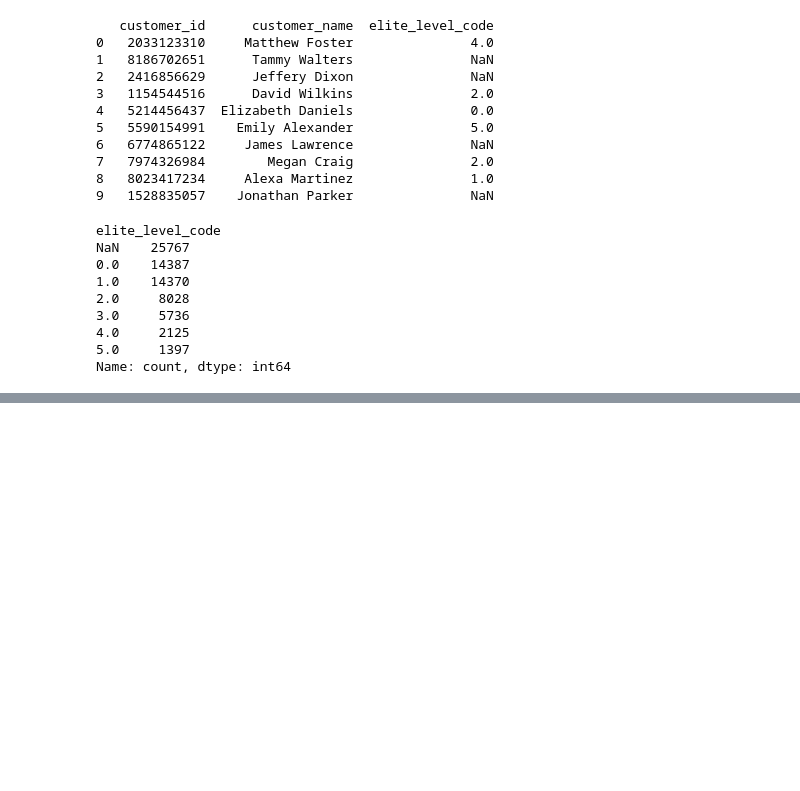
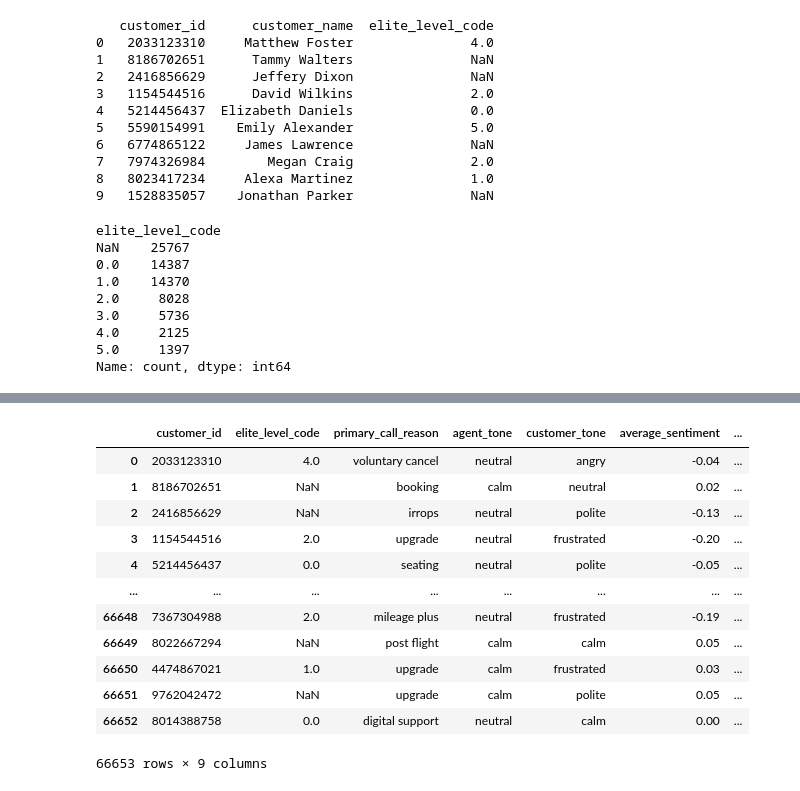
Before and after one commit to techkushagra/skyhackk, a Jupyter notebook: Main.ipynb, the cells around one changed output, grey strips where cells are left out. Drawn from its saved outputs; the diff is of its cells as text; code cells hidden in the pictures; blank space fills up the shorter version.

```diff
--- a/Main.ipynb
+++ b/Main.ipynb
@@ -903,0 +1436,20 @@ Top 9 Dates with the Highest AST (Average Speed to Answer):
+# %%
+import pandas as pd
+
+model = model.drop(["call_start_datetime","customer_name","agent_assigned_datetime","call_end_datetime","call_id", "agent_id_x","call_transcript","agent_id_y","call_time","call_time_only","shift"], axis=1)
+# %%
+model
+# %% [output]
+|  | customer_id | elite_level_code | primary_call_reason | agent_tone | customer_tone | average_sentiment | ... |
+| 0 | 2033123310 | 4.0 | voluntary cancel | neutral | angry | -0.04 | ... |
+| 1 | 8186702651 | NaN | booking | calm | neutral | 0.02 | ... |
+| 2 | 2416856629 | NaN | irrops | neutral | polite | -0.13 | ... |
+| 3 | 1154544516 | 2.0 | upgrade | neutral | frustrated | -0.20 | ... |
+| 4 | 5214456437 | 0.0 | seating | neutral | polite | -0.05 | ... |
+| ... | ... | ... | ... | ... | ... | ... | ... |
+| 66648 | 7367304988 | 2.0 | mileage plus | neutral | frustrated | -0.19 | ... |
+| 66649 | 8022667294 | NaN | post flight | calm | calm | 0.05 | ... |
+| 66650 | 4474867021 | 1.0 | upgrade | calm | frustrated | 0.03 | ... |
+| 66651 | 9762042472 | NaN | upgrade | calm | polite | 0.05 | ... |
+| 66652 | 8014388758 | 0.0 | digital support | neutral | calm | 0.00 | ... |
+66653 rows × 9 columns
```
Also changed, not shown: parts of 92 cells of this notebook, 1 other file.
